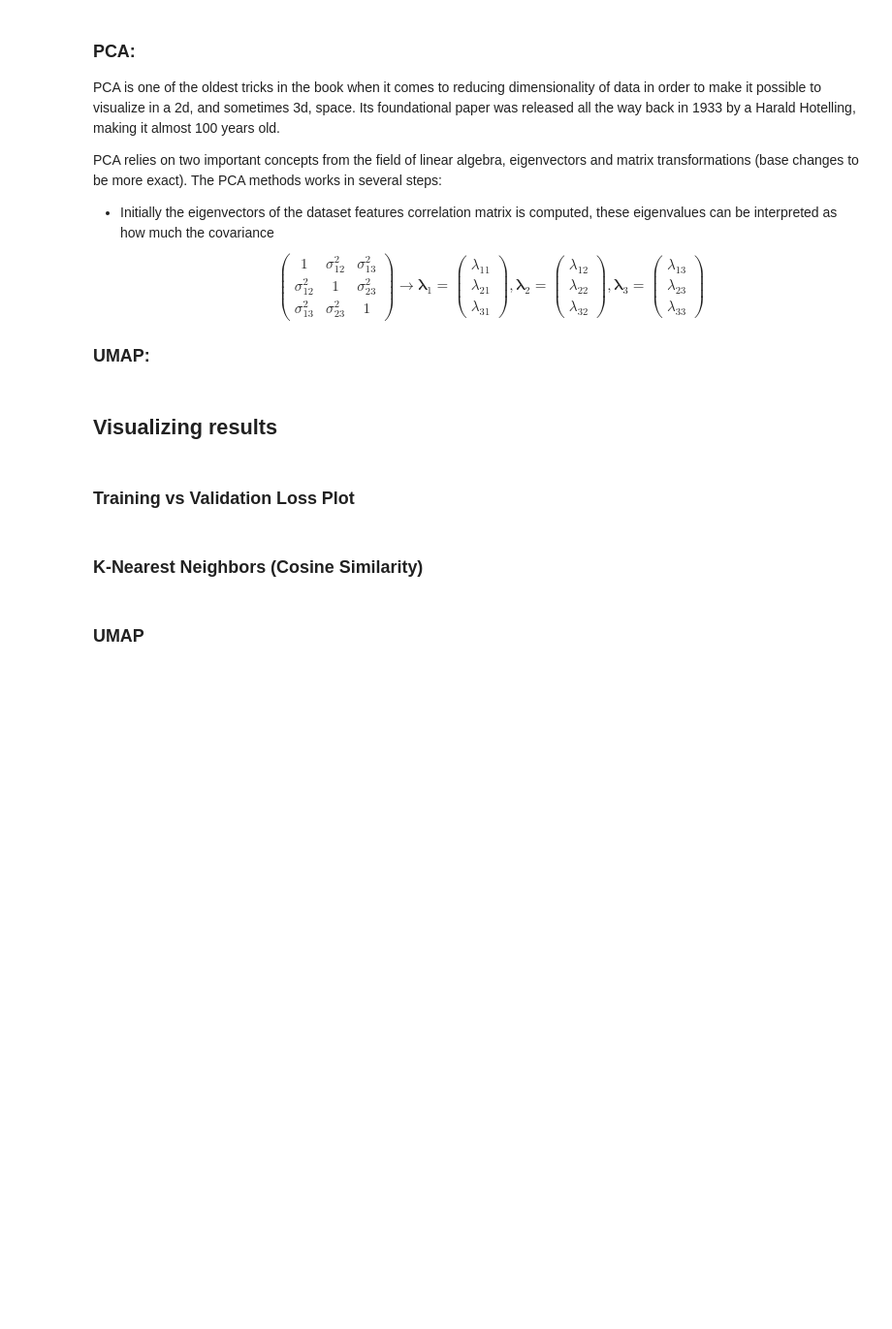
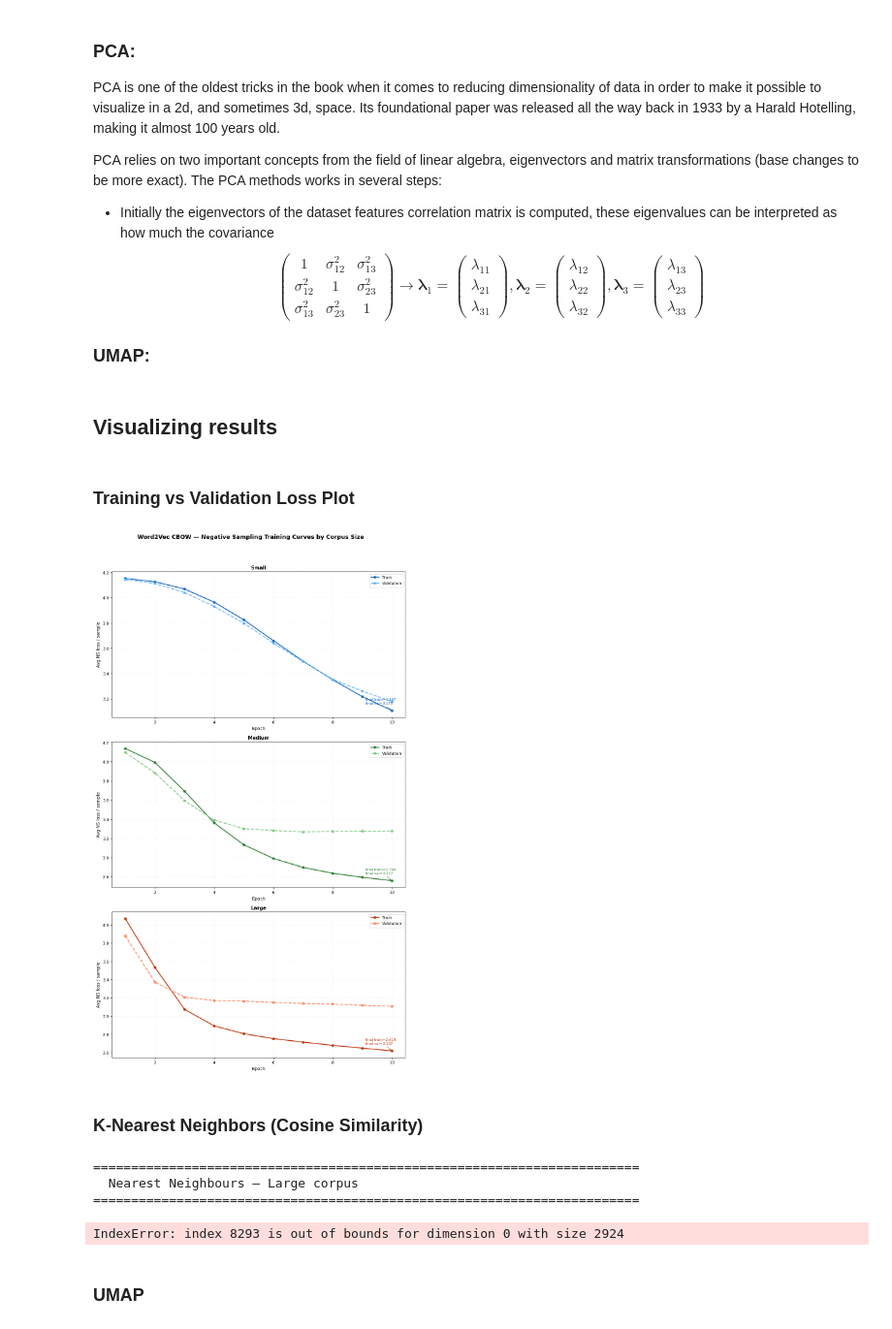
Before and after one commit to willayy/Design-Of-AI-Systems, a Jupyter notebook: miniproject/miniproject.ipynb, the cells around one changed output. Shown at 97% size. Drawn from its saved outputs; the diff is of its cells as text; code cells hidden in the pictures; blank space fills up the shorter version.

Commit message:
feature(large model): complete training of large model

```diff
--- a/miniproject/miniproject.ipynb
+++ b/miniproject/miniproject.ipynb
@@ -1347,12 +1295,13 @@ $$\begin{pmatrix} 1 & \sigma^2_{12} & \sigma^2_{13} \\ \sigma^2_{12} & 1 & \sigm
 # %% [markdown]
 ### Training vs Validation Loss Plot
 # %%
-# ── Combined training-curve comparison ──────────────────────────────────────
+# Combined training-curve comparison
 _scale_configs = [
-    ("Small (200 sents)",  "ns_history_small"),
-    ("Large (2000 sents)", "ns_history_large"),
+    ("Small",  "ns_history_small"),
+    ("Medium", "ns_history_medium"),
+    ("Large", "ns_history_large"),
 ]
-_palette = [("#1565C0", "#64B5F6"), ("#BF360C", "#FF8A65")]
+_palette = [("#1565C0", "#64B5F6"), ("#2E7D32", "#81C784"), ("#BF360C", "#FF8A65")]
 
 # Only include variants that have been trained
 _histories = []
@@ -1363,46 +1312,45 @@ for label, var_name in _scale_configs:
         pass
 
 n_plots = len(_histories)
-fig, axes = plt.subplots(1, n_plots, figsize=(5.5 * n_plots, 4), sharey=False)
+fig, axes = plt.subplots(n_plots, 1, figsize=(10, 5.5 * n_plots), sharey=False)
 if n_plots == 1:
     axes = [axes]
 
 for ax, (label, hist), (c_tr, c_val) in zip(axes, _histories, _palette):
     epochs = range(1, len(hist["train"]) + 1)
     ax.plot(epochs, hist["train"], color=c_tr,  marker="o", lw=2,
             label="Train",      ms=5)
     ax.plot(epochs, hist["val"],   color=c_val, marker="s", lw=2,
             label="Validation", ms=5, linestyle="--")
     ax.set_title(label, fontsize=11, fontweight="bold")
     ax.set_xlabel("Epoch", fontsize=10)
     ax.set_ylabel("Avg NS loss / sample", fontsize=10)
     ax.legend(fontsize=9)
     ax.grid(True, alpha=0.25, linestyle=":")
     ax.tick_params(labelsize=9)
     final_tr  = hist["train"][-1]
     final_val = hist["val"][-1]
     ax.annotate(
         f"final train={final_tr:.3f}\nfinal val={final_val:.3f}",
         xy=(len(epochs), final_tr),
         xytext=(-60, 14),
         textcoords="offset points",
         fontsize=8,
         color=c_tr,
         arrowprops=dict(arrowstyle="->", color=c_tr, lw=0.8),
     )
 
 fig.suptitle(
     "Word2Vec CBOW — Negative Sampling Training Curves by Corpus Size",
     fontsize=13, fontweight="bold", y=1.03,
 )
 plt.tight_layout()
 plt.show()
+# %% [output]
+[figure, added]
 # %% [markdown]
 ### K-Nearest Neighbors (Cosine Similarity)
 # %%
-import pandas as pd
-
-
 def nearest_neighbors(word, embeddings, word_to_index, index_to_word, n=8):
     """Return the n most similar words by cosine similarity."""
     idx = word_to_index.get(word)
@@ -1429,7 +1377,7 @@ def neighbors_dataframe(probe_words, embeddings, word_to_index, index_to_word, n
     return pd.DataFrame(rows).set_index("Query")
 
 
-# ── Probe words grouped by semantic category ────────────────────────────────
+# Probe words grouped by semantic category
 probe_words = [
     # time / sequence
     "time", "year", "century", "age",
@@ -1442,27 +1390,27 @@ probe_words = [
 ]
 
 print("=" * 72)
-print("  Nearest Neighbours — Medium corpus (500 sentences, fast model)")
+print("  Nearest Neighbours — Large corpus")
 print("=" * 72)
 df_medium = neighbors_dataframe(
     probe_words,
-    embedding_layer.weights,
-    tokenizer.word_to_index,
-    tokenizer.index_to_word,
+    embedding_layer_large.weights,
+    tokenizer_large.word_to_index,
+    tokenizer_large.index_to_word,
     n=5,
 )
 display(df_medium)
 
-# ── Cross-scale comparison for a subset of words ────────────────────────────
+# Cross-scale comparison for a subset of words
 _compare_words = ["time", "world", "war", "king", "first"]
 _models = [
-    ("Small  (200 sents)",  embedding_layer_small, tokenizer_small),
-    ("Medium (500 sents)",  embedding_layer,       tokenizer),
-    ("Large  (2000 sents)", embedding_layer_large, tokenizer_large),
+    ("Small",  embedding_layer_small, tokenizer_small),
+    ("Medium",  embedding_layer_medium, tokenizer_medium),
+    ("Large", embedding_layer_large, tokenizer_large),
 ]
 
 print("\n" + "=" * 72)
-print("  Cross-Scale Comparison — top-3 neighbours per model")
+print("  Cross-Scale Comparison — top-5 neighbours per model")
 print("=" * 72)
 
 for query in _compare_words:
@@ -1471,13 +1419,18 @@ for query in _compare_words:
     print(f"  {'─'*22}  {'─'*45}")
     for model_label, emb_layer, tok in _models:
         result = nearest_neighbors(
-            query, emb_layer.weights, tok.word_to_index, tok.index_to_word, n=3
+            query, emb_layer.weights, tok.word_to_index, tok.index_to_word, n=5
         )
         if result is None:
             print(f"  {model_label:<22}  (word not in vocabulary)")
         else:
             nbrs = ",  ".join(f"{w} ({s:.3f})" for w, s in result)
             print(f"  {model_label:<22}  {nbrs}")
+# %% [output]
+========================================================================
+  Nearest Neighbours — Large corpus
+========================================================================
+IndexError: index 8293 is out of bounds for dimension 0 with size 2924
 # %%
 from sklearn.decomposition import PCA
 import matplotlib.colors as mcolors
```
Also changed, not shown: parts of 19 cells of this notebook, 4 other files.
